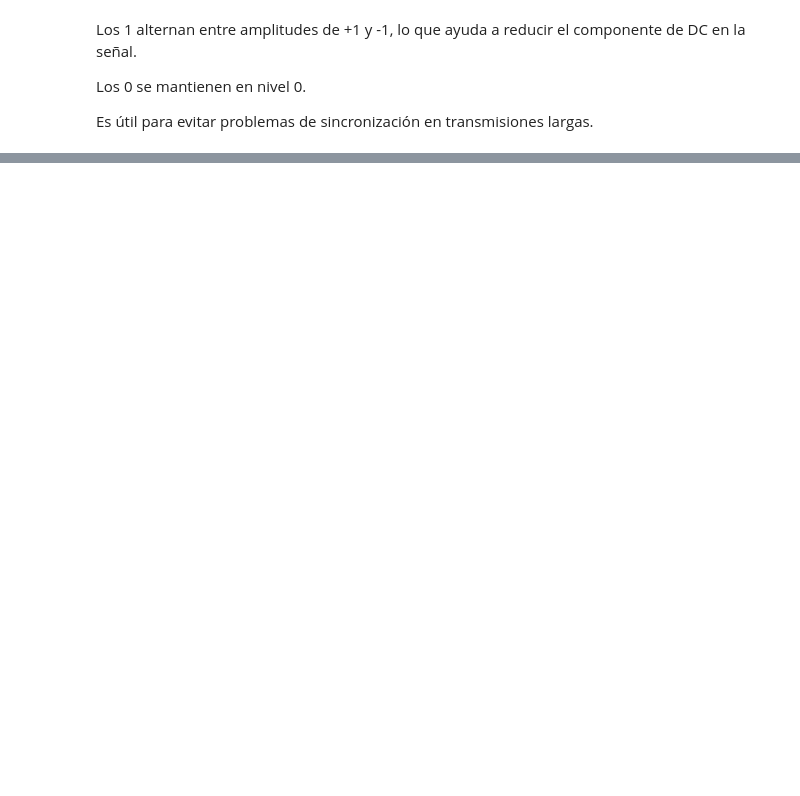
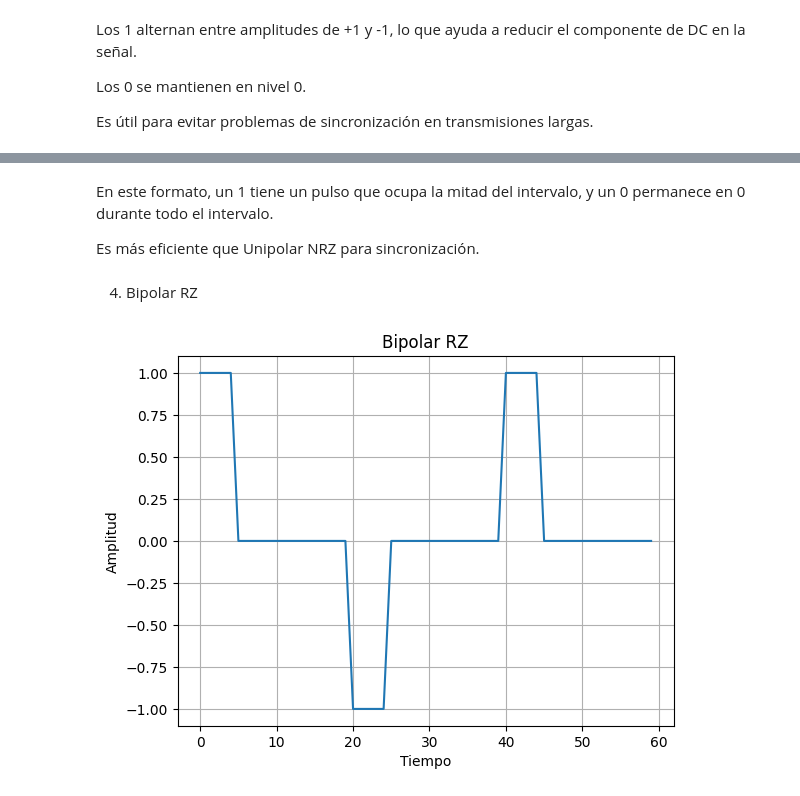
Before and after one commit to johnrua17/I.B-Lab, a Jupyter notebook: I_B_Lab.ipynb, the cells around one changed output, grey strips where cells are left out. Cells and saved outputs as stored; diff of their text form; code cells hidden in the pictures; blank space fills up the shorter version.

```diff
--- a/I_B_Lab.ipynb
+++ b/I_B_Lab.ipynb
@@ -267,0 +250,38 @@ Es útil para evitar problemas de sincronización en transmisiones largas.
+# %% [markdown]
+En este formato, un 1 tiene un pulso que ocupa la mitad del intervalo, y un 0 permanece en 0 durante todo el intervalo.
+
+Es más eficiente que Unipolar NRZ para sincronización.
+# %% [markdown]
+4. Bipolar RZ
+# %%
+# Bipolar RZ
+def bipolar_rz(binary_stream, ts):
+    """
+    Convierte una secuencia binaria en una señal Bipolar RZ.
+
+    - '1' alterna entre pulsos alto (+1) y bajo (-1) en la mitad del intervalo.
+    - '0' se representa con un nivel neutro (0) en todo el intervalo.
+    """
+    signal = []
+    polarity = 1
+    for bit in binary_stream:
+        if bit == '1':
+            signal.extend([polarity] * int(ts * 500) + [0] * int(ts * 500))
+            polarity *= -1
+        else:
+            signal.extend([0] * int(ts * 1000))
+    return signal
+
+# Ejemplo de uso
+bipolar_rz_signal = bipolar_rz(binary_stream, ts)
+
+# Gráfico
+plt.figure()
+plt.plot(bipolar_rz_signal[:100])  # Mostrar primeros 100 puntos
+plt.title("Bipolar RZ")
+plt.xlabel("Tiempo")
+plt.ylabel("Amplitud")
+plt.grid()
+plt.show()
+# %% [output]
+[figure, added]
```
Also changed, not shown: parts of 20 cells of this notebook.
